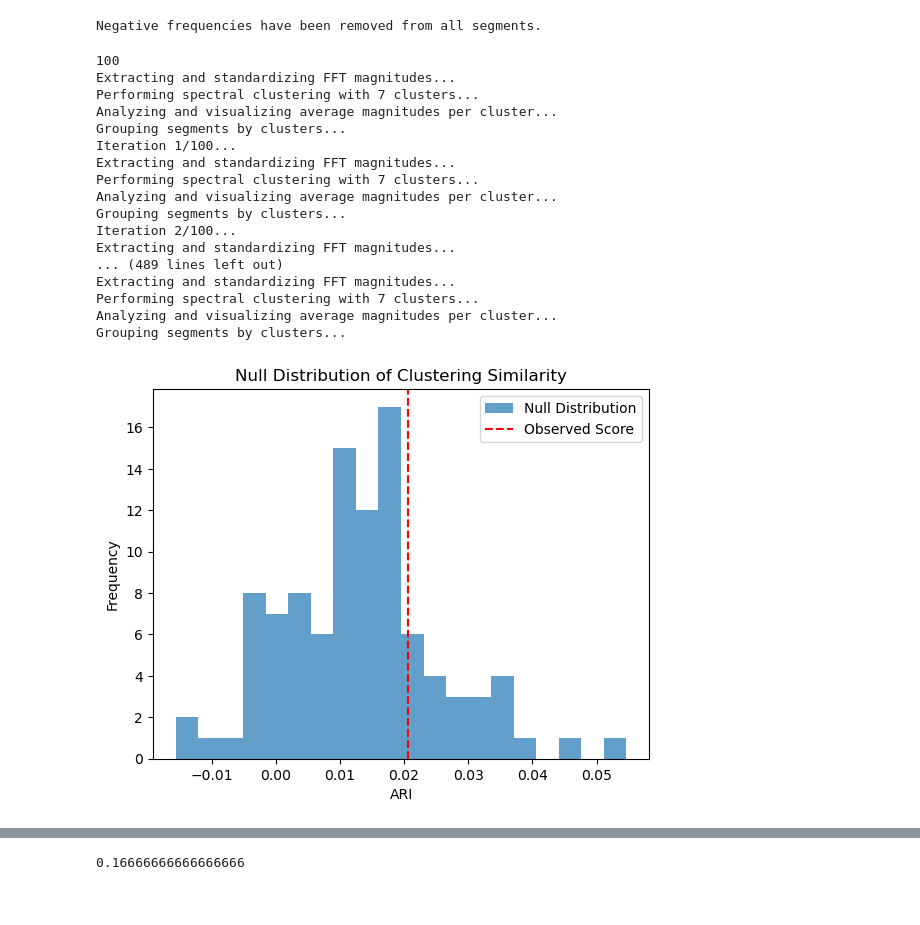
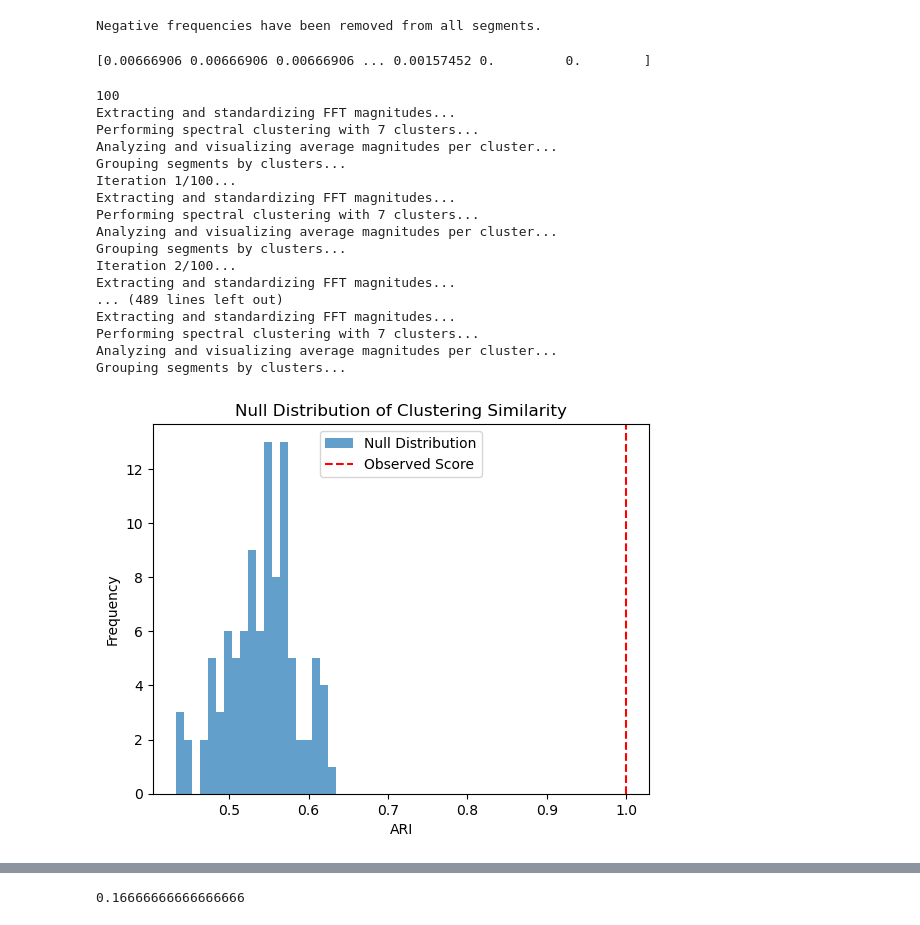
Before and after one commit to drkrs919/owlVocalization, a Jupyter notebook: scripts/separateWorkflow.ipynb, the cells around one changed output, grey strips where cells are left out. Cells and saved outputs as stored; diff of their text form; code cells hidden in the pictures.

```diff
--- a/scripts/separateWorkflow.ipynb
+++ b/scripts/separateWorkflow.ipynb
@@ -376,7 +377,7 @@ def compute_null_distribution(processed_segments, n_clusters, num_iterations=100
         for i in range(num_iterations):
             print(f"Iteration {i + 1}/{num_iterations}...")
 
-            shuffled_segments = shuffle(processed_segments, random_state=i)
+            shuffled_segments = shuffle_magnitude_values(processed_segments)
             null_clusters = spectral_clustering_workflow(shuffled_segments, n_clusters=n_clusters, source=source)
             null_labels = get_cluster_labels(null_clusters)
 
@@ -388,12 +389,13 @@ def compute_null_distribution(processed_segments, n_clusters, num_iterations=100
         observed_clusters = spectral_clustering_workflow(processed_segments, n_clusters=n_clusters, source=source)
         observed_labels = get_cluster_labels(observed_clusters)
 
+        observed_score = adjusted_rand_score(observed_labels, observed_labels)
         null_scores = []
 
         for i in range(num_iterations):
             print(f"Iteration {i + 1}/{num_iterations}...")
 
-            shuffled_segments = shuffle(processed_segments, random_state=i)
+            shuffled_segments = shuffle_magnitude_values(processed_segments)
 
             null_clusters = spectral_clustering_workflow(shuffled_segments, n_clusters=n_clusters)
             null_labels = get_cluster_labels(null_clusters)
@@ -401,7 +403,7 @@ def compute_null_distribution(processed_segments, n_clusters, num_iterations=100
             similarity_score = adjusted_rand_score(observed_labels, null_labels)
             null_scores.append(similarity_score)
 
-        return null_scores, observed_labels
+        return null_scores, observed_score
 
 def get_cluster_labels(clusters):
     labels = []
@@ -418,6 +420,16 @@ def visualize_null_distribution(null_scores, observed_score):
     plt.title('Null Distribution of Clustering Similarity')
     plt.legend()
     plt.show()
+
+def shuffle_magnitude_values(processed_segments):
+    shuffled_segments = deepcopy(processed_segments)
+
+    for segment in shuffled_segments:
+        if 'interpolated_fft_magnitude' in segment:
+            magnitude = segment['interpolated_fft_magnitude']
+            segment['interpolated_fft_magnitude'] = np.random.permutation(magnitude)
+
+    return shuffled_segments
 # %%
 # n_clusters = 15
 # num_iterations = 100
@@ -462,6 +474,10 @@ common_frequencies = np.arange(min_freq, max_freq, finest_delta_f)
 processed_random_segments_fft = interpolate_fft_magnitudes(processed_random_segments_fft, common_frequencies)
 # %% [output]
 Negative frequencies have been removed from all segments.
+# %%
+print(processed_random_segments_fft[0]['interpolated_fft_magnitude'])
+# %% [output]
+[0.00666906 0.00666906 0.00666906 ... 0.00157452 0.         0.        ]
 # %%
 random_c0 = [1,3,7,8]
 random_c1 = [4,9,12,16,18,19,22,23,24,25,26,30,34,35,36,37,39,41,42,43,45,46,47,54,56,58,62,63,68,70,73,75,77,78,83,84,85,87,89,90,93,96,100,49,2,10,32,38]
@@ -496,33 +512,34 @@ for cluster_id, indices in cluster_to_segments.items():
         ground_truth_labels[idx] = cluster_id
 
 
 print(len(processed_random_segments_fft))
 num_iterations = 100
 n_clusters = 7
+temp = deepcopy(processed_random_segments_fft)
 null_scores, observed_score = compute_null_distribution(
-    processed_random_segments_fft,
-    ground_truth=ground_truth_labels,
+    temp,
+    ground_truth=None,
     n_clusters=n_clusters,
     num_iterations=num_iterations
 )
 
 visualize_null_distribution(null_scores, observed_score)
 # %% [output]
 100
 Extracting and standardizing FFT magnitudes...
 Performing spectral clustering with 7 clusters...
 Analyzing and visualizing average magnitudes per cluster...
 Grouping segments by clusters...
 Iteration 1/100...
 Extracting and standardizing FFT magnitudes...
 Performing spectral clustering with 7 clusters...
 Analyzing and visualizing average magnitudes per cluster...
 Grouping segments by clusters...
 Iteration 2/100...
 Extracting and standardizing FFT magnitudes...
 ... (489 lines left out)
 Extracting and standardizing FFT magnitudes...
 Performing spectral clustering with 7 clusters...
 Analyzing and visualizing average magnitudes per cluster...
 Grouping segments by clusters...
-[figure, old version]
+[figure, new version]
```
Also changed, not shown: parts of 12 cells of this notebook.
